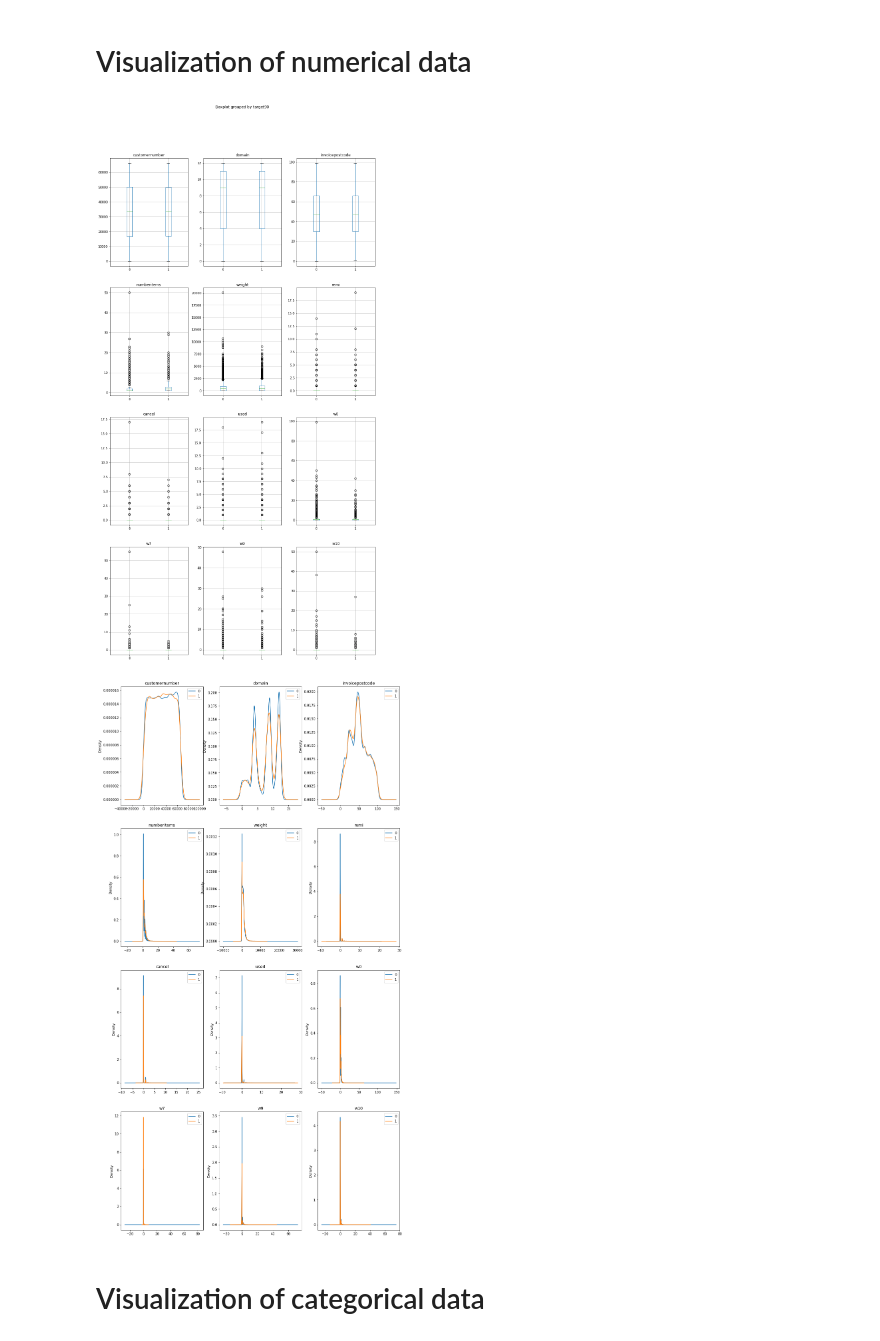
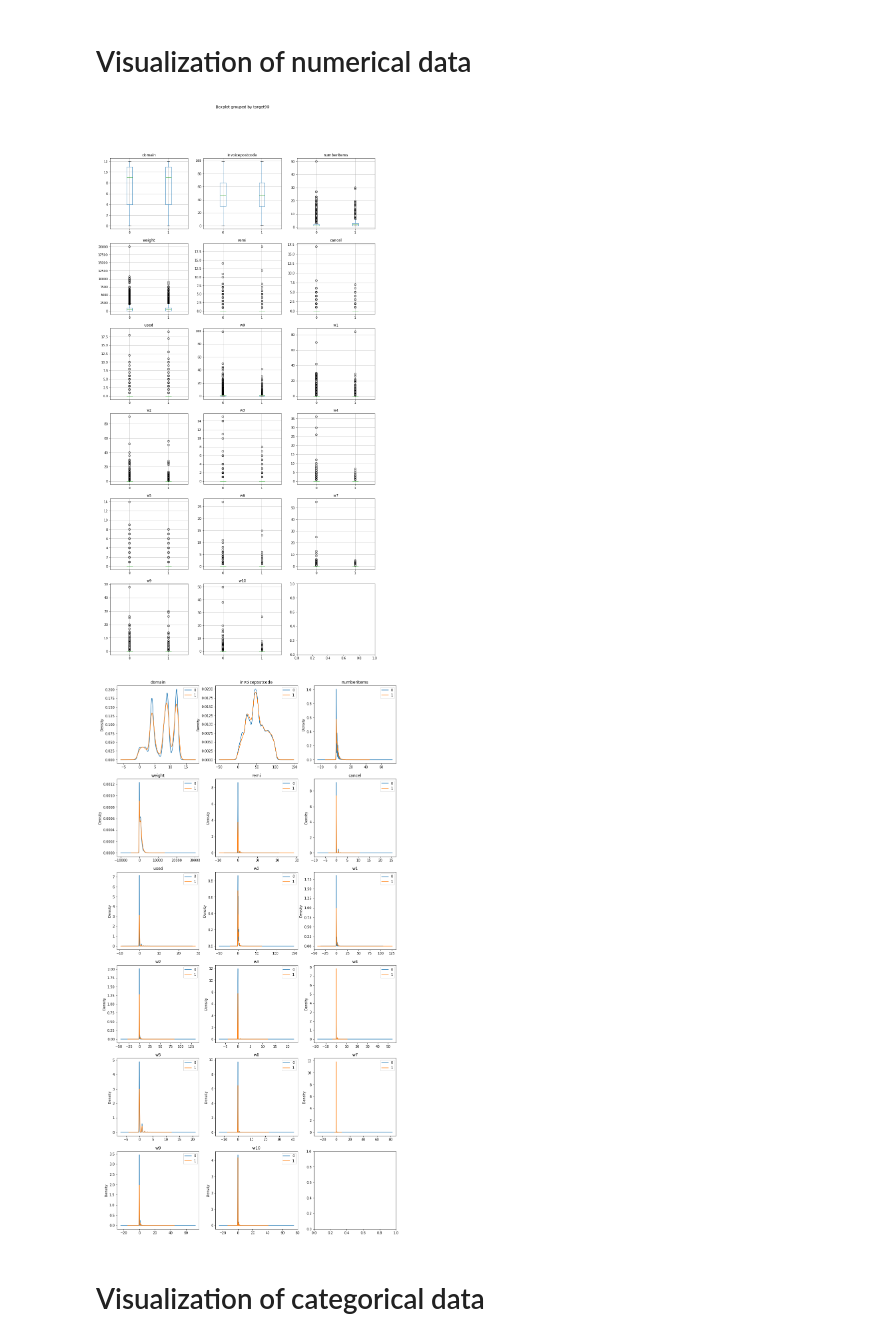
Before and after one commit to Jane-Tran/hong_notebooks, a Jupyter notebook: python/auto_eda.ipynb, the cells around one changed output. Cells and saved outputs as stored; diff of their text form; code cells hidden in the pictures.

```diff
--- a/python/auto_eda.ipynb
+++ b/python/auto_eda.ipynb
@@ -111,13 +111,12 @@ def get_import_summary(str_file_path,
 # variable params
 str_target_var = "target90"
 ls_exclude_var = [
-    "w1",
-    "w2",
-    "w3",
-    "w4",
-    "w5",
-    "w6",
-    "points"
+    "points",
+    "customernumber",
+    "date",
+    "datecreated",
+    "deliverydatepromised",
+    "deliverydatereal",
 ]
 
 # read data params
@@ -191,31 +193,34 @@ for idx, var in enumerate(ls_num_data):
     axes[i, j].get_xaxis().get_label().set_visible(False)
     df.boxplot(column=var, by=str_target_var, ax=axes[i, j])
 # %% [output]
-[figure, old version]
+[figure, new version]
 # %%
 def plot_dens_data(df, col, str_target_var, ls_val_target, ax):
     dict_density = {}
     for target in ls_val_target:
         s_values = df[df[str_target_var] == target][col]
         dict_density[target] = s_values
 
-    df_density = pd.DataFrame(dict_density)
-    df_density.plot.kde(ax=ax, title=col)
+    try:
+        df_density = pd.DataFrame(dict_density)
+        df_density.plot.kde(ax=ax, title=col)
+    except:
+        print "Cannot plot", col
 
 
 # Visualization of numerical data
 ls_num_data = [col for col in df.columns if df[col].dtype != "object" and col != str_target_var]
 ncols = 3
 nrows = int(math.ceil(len(ls_num_data) * 1.0 / ncols))
 fig, axes = plt.subplots(nrows=nrows, ncols=ncols, figsize=(15, 30))
 
 ls_val_target = df[[str_target_var]].drop_duplicates()[str_target_var].tolist()
 for idx, var in enumerate(ls_num_data):
     i = idx / ncols
     j = idx % ncols
     plot_dens_data(df, var, str_target_var, ls_val_target, ax=axes[i, j])
 # %% [output]
-[figure, old version]
+[figure, new version]
 # %% [markdown]
 # Visualization of categorical data
 # %%
```
Also changed, not shown: parts of 3 cells of this notebook.
